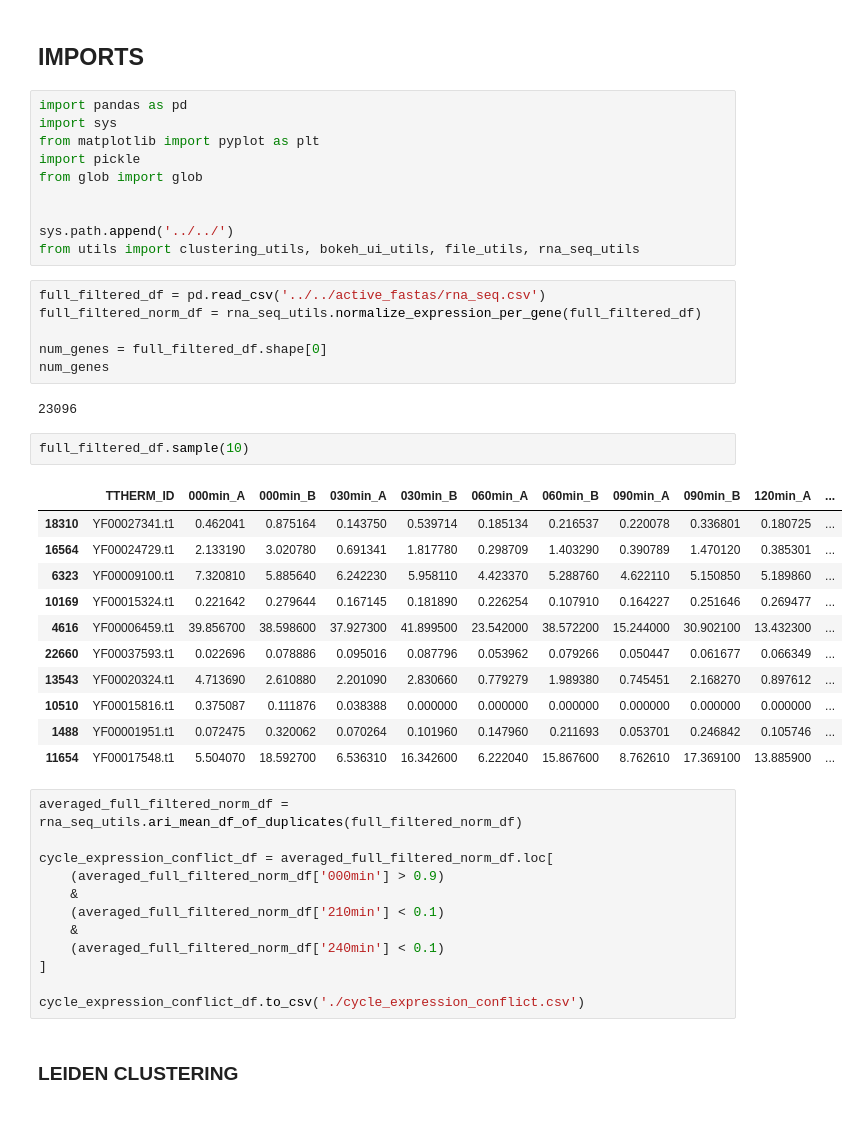
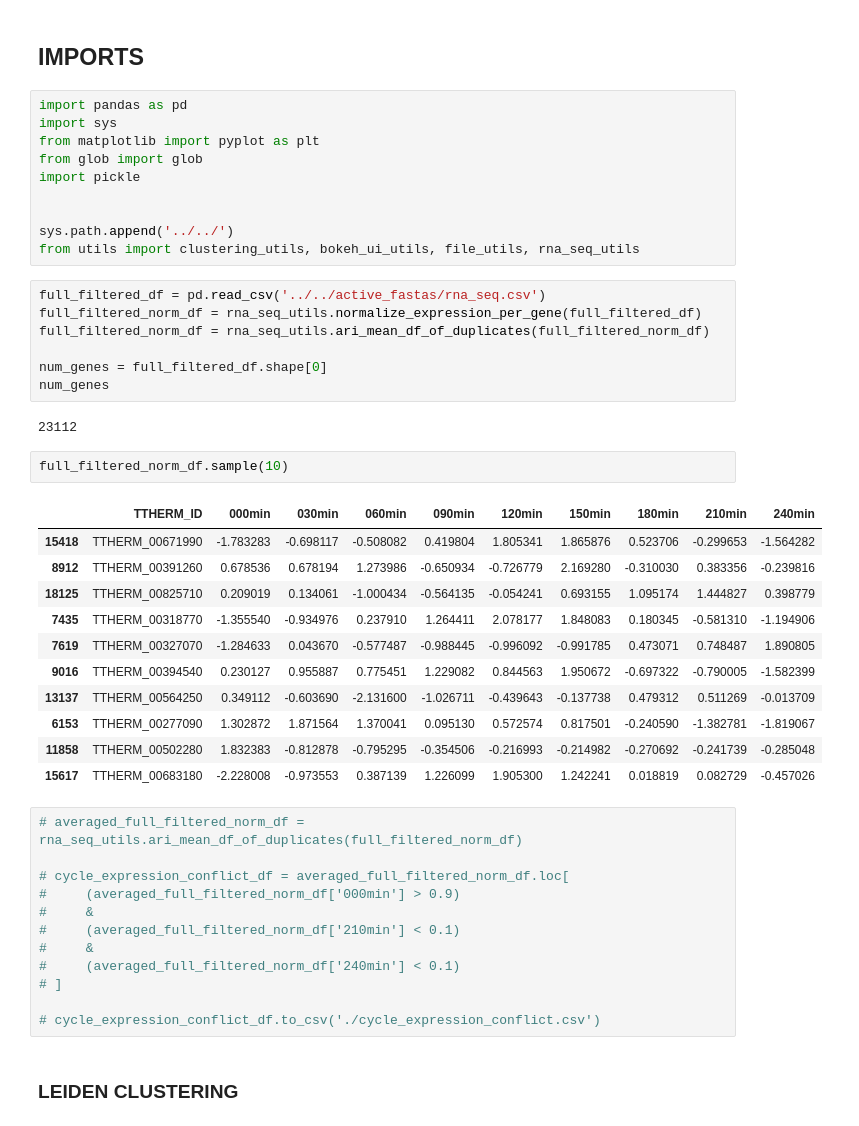
Before and after one commit to ltsypin/TGNE-2022, a Jupyter notebook: TGNE/embedding/all_rna_seq.ipynb, the cells around one changed output. Cells and saved outputs as stored; diff of their text form.

```diff
--- a/TGNE/embedding/all_rna_seq.ipynb
+++ b/TGNE/embedding/all_rna_seq.ipynb
@@ -4,8 +4,8 @@
 import pandas as pd
 import sys
 from matplotlib import pyplot as plt
+from glob import glob
 import pickle
-from glob import glob
 
 
 sys.path.append('../../')
@@ -13,37 +13,38 @@ from utils import clustering_utils, bokeh_ui_utils, file_utils, rna_seq_utils
 # %%
 full_filtered_df = pd.read_csv('../../active_fastas/rna_seq.csv')
 full_filtered_norm_df = rna_seq_utils.normalize_expression_per_gene(full_filtered_df)
+full_filtered_norm_df = rna_seq_utils.ari_mean_df_of_duplicates(full_filtered_norm_df)
 
 num_genes = full_filtered_df.shape[0]
 num_genes
 # %% [output]
-23096
+23112
 # %%
-full_filtered_df.sample(10)
+full_filtered_norm_df.sample(10)
 # %% [output]
-|  | TTHERM_ID | 000min_A | 000min_B | 030min_A | 030min_B | 060min_A | 060min_B | 090min_A | 090min_B | 120min_A | ... |
-| 18310 | YF00027341.t1 | 0.462041 | 0.875164 | 0.143750 | 0.539714 | 0.185134 | 0.216537 | 0.220078 | 0.336801 | 0.180725 | ... |
-| 16564 | YF00024729.t1 | 2.133190 | 3.020780 | 0.691341 | 1.817780 | 0.298709 | 1.403290 | 0.390789 | 1.470120 | 0.385301 | ... |
-| 6323 | YF00009100.t1 | 7.320810 | 5.885640 | 6.242230 | 5.958110 | 4.423370 | 5.288760 | 4.622110 | 5.150850 | 5.189860 | ... |
-| 10169 | YF00015324.t1 | 0.221642 | 0.279644 | 0.167145 | 0.181890 | 0.226254 | 0.107910 | 0.164227 | 0.251646 | 0.269477 | ... |
-| 4616 | YF00006459.t1 | 39.856700 | 38.598600 | 37.927300 | 41.899500 | 23.542000 | 38.572200 | 15.244000 | 30.902100 | 13.432300 | ... |
-| 22660 | YF00037593.t1 | 0.022696 | 0.078886 | 0.095016 | 0.087796 | 0.053962 | 0.079266 | 0.050447 | 0.061677 | 0.066349 | ... |
-| 13543 | YF00020324.t1 | 4.713690 | 2.610880 | 2.201090 | 2.830660 | 0.779279 | 1.989380 | 0.745451 | 2.168270 | 0.897612 | ... |
-| 10510 | YF00015816.t1 | 0.375087 | 0.111876 | 0.038388 | 0.000000 | 0.000000 | 0.000000 | 0.000000 | 0.000000 | 0.000000 | ... |
-| 1488 | YF00001951.t1 | 0.072475 | 0.320062 | 0.070264 | 0.101960 | 0.147960 | 0.211693 | 0.053701 | 0.246842 | 0.105746 | ... |
-| 11654 | YF00017548.t1 | 5.504070 | 18.592700 | 6.536310 | 16.342600 | 6.222040 | 15.867600 | 8.762610 | 17.369100 | 13.885900 | ... |
+|  | TTHERM_ID | 000min | 030min | 060min | 090min | 120min | 150min | 180min | 210min | 240min |
+| 15418 | TTHERM_00671990 | -1.783283 | -0.698117 | -0.508082 | 0.419804 | 1.805341 | 1.865876 | 0.523706 | -0.299653 | -1.564282 |
+| 8912 | TTHERM_00391260 | 0.678536 | 0.678194 | 1.273986 | -0.650934 | -0.726779 | 2.169280 | -0.310030 | 0.383356 | -0.239816 |
+| 18125 | TTHERM_00825710 | 0.209019 | 0.134061 | -1.000434 | -0.564135 | -0.054241 | 0.693155 | 1.095174 | 1.444827 | 0.398779 |
+| 7435 | TTHERM_00318770 | -1.355540 | -0.934976 | 0.237910 | 1.264411 | 2.078177 | 1.848083 | 0.180345 | -0.581310 | -1.194906 |
+| 7619 | TTHERM_00327070 | -1.284633 | 0.043670 | -0.577487 | -0.988445 | -0.996092 | -0.991785 | 0.473071 | 0.748487 | 1.890805 |
+| 9016 | TTHERM_00394540 | 0.230127 | 0.955887 | 0.775451 | 1.229082 | 0.844563 | 1.950672 | -0.697322 | -0.790005 | -1.582399 |
+| 13137 | TTHERM_00564250 | 0.349112 | -0.603690 | -2.131600 | -1.026711 | -0.439643 | -0.137738 | 0.479312 | 0.511269 | -0.013709 |
+| 6153 | TTHERM_00277090 | 1.302872 | 1.871564 | 1.370041 | 0.095130 | 0.572574 | 0.817501 | -0.240590 | -1.382781 | -1.819067 |
+| 11858 | TTHERM_00502280 | 1.832383 | -0.812878 | -0.795295 | -0.354506 | -0.216993 | -0.214982 | -0.270692 | -0.241739 | -0.285048 |
+| 15617 | TTHERM_00683180 | -2.228008 | -0.973553 | 0.387139 | 1.226099 | 1.905300 | 1.242241 | 0.018819 | 0.082729 | -0.457026 |
 # %%
-averaged_full_filtered_norm_df = rna_seq_utils.ari_mean_df_of_duplicates(full_filtered_norm_df)
+# averaged_full_filtered_norm_df = rna_seq_utils.ari_mean_df_of_duplicates(full_filtered_norm_df)
 
-cycle_expression_conflict_df = averaged_full_filtered_norm_df.loc[
-    (averaged_full_filtered_norm_df['000min'] > 0.9)
-    &
-    (averaged_full_filtered_norm_df['210min'] < 0.1)
-    &
-    (averaged_full_filtered_norm_df['240min'] < 0.1)
-]
+# cycle_expression_conflict_df = averaged_full_filtered_norm_df.loc[
+#     (averaged_full_filtered_norm_df['000min'] > 0.9)
+#     &
+#     (averaged_full_filtered_norm_df['210min'] < 0.1)
+#     &
+#     (averaged_full_filtered_norm_df['240min'] < 0.1)
+# ]
 
-cycle_expression_conflict_df.to_csv('./cycle_expression_conflict.csv')
+# cycle_expression_conflict_df.to_csv('./cycle_expression_conflict.csv')
 # %% [markdown]
 ### LEIDEN CLUSTERING
 # %%
```
Also changed, not shown: parts of 10 cells of this notebook, 25 other files.
